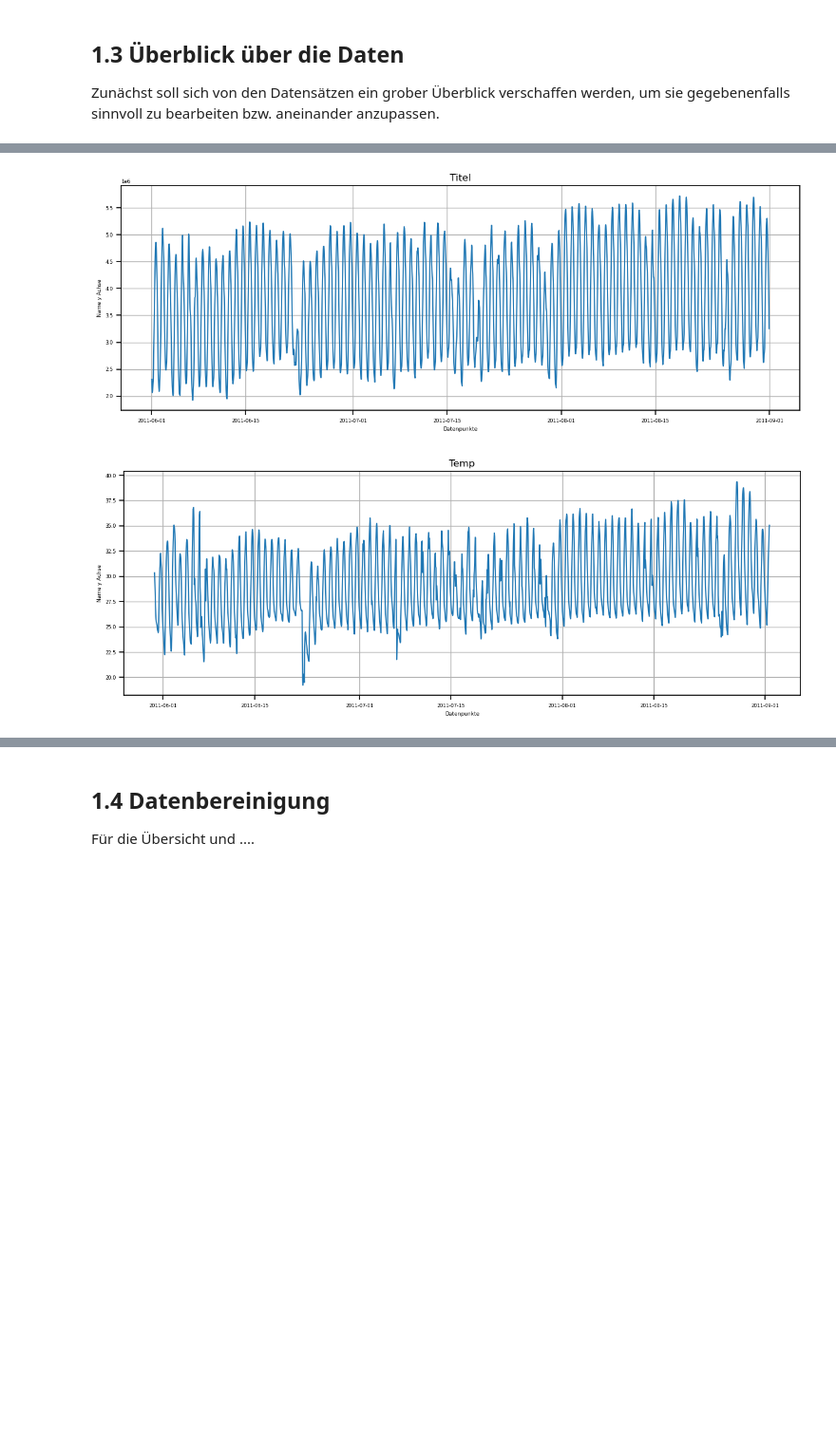
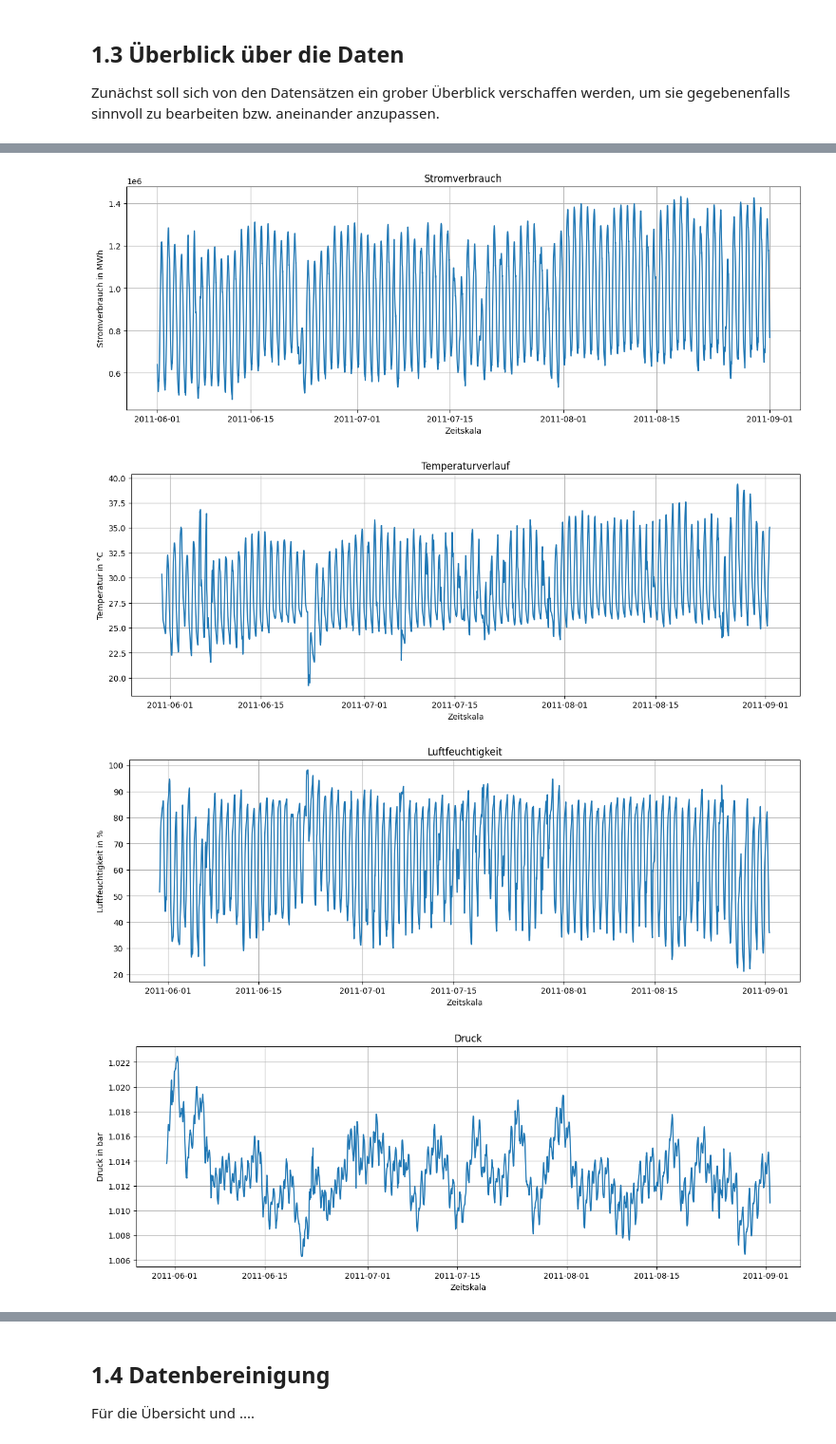
Before and after one commit to kathi-0815/ZRH_Project, a Jupyter notebook: project.ipynb, the cells around one changed output, grey strips where cells are left out. Shown at 95% size. Cells and saved outputs as stored; diff of their text form; code cells hidden in the pictures; blank space fills up the shorter version.

Commit message:
Weitere Textänderungen und Hinzufügen von Plots

```diff
--- a/project.ipynb
+++ b/project.ipynb
@@ -147,3 +147,7 @@ Da in Deutschland bei Temperaturmessungen die Einheit Celsius gängiger ist als
 # %%
+#Adjust Fahrenheit to Celsius
 weatherDF['TEMPERATURE[F]'] = (weatherDF['TEMPERATURE[F]']-32)/1.8
 weatherDF = weatherDF.rename(columns={'TEMPERATURE[F]': 'TEMPERATURE[C]'})
+#Adjust inHg to bar
+weatherDF['PRESSURE[inHg]'] = (weatherDF['PRESSURE[inHg]'])*0.03386
+weatherDF = weatherDF.rename(columns={'PRESSURE[inHg]': 'PRESSURE[bar]'})
@@ -217,18 +223,23 @@ Im Folgenden
 # %%
-#Ilona: Titel, Beschriftung der Achsen (Bei dem Wetterdatensatz dementsprechend allgmein), Legende einheitlich , Zeit als Index (noch nicht das df ändern, das kommt später)und was sonst noch einfällt
 def plotDF(df, column, title, y_axis):
     plt.figure(figsize=(15, 5))
 
     plt.plot(df.index, df[column])
 
     plt.title(title)
-    plt.xlabel('Datenpunkte')
+    plt.xlabel('Zeitskala')
     plt.ylabel(y_axis)
     plt.grid(True)
     plt.show()
 
-plotDF(powerDF, 'TOTAL_LOAD', 'Titel', 'Name y Achse')
-plotDF(weatherDF, 'TEMPERATURE[C]', 'Temp', 'Name y Achse')
+plotDF(powerDF, 'TOTAL_LOAD', 'Stromverbrauch', 'Stromverbrauch in MWh')
+plotDF(weatherDF, 'TEMPERATURE[C]', 'Temperaturverlauf', 'Temperatur in °C')
+plotDF(weatherDF, 'HUMIDITY[%]', 'Luftfeuchtigkeit', 'Luftfeuchtigkeit in %')
+plotDF(weatherDF, 'PRESSURE[bar]', 'Druck', 'Druck in bar')
+plotDF(weatherDF, 'WIND_SPEED[m/s]', 'Windgeschwindigkeit', 'Windgeschwindigkeit in m/s')
+plotDF(weatherDF, 'RAINFALL[mm]', 'Niederschlag', 'Niederschlag in mm')
 # %% [output]
-[figure, old version]
+[figure, new version]
-[figure, old version]
+[figure, new version]
+[figure, added]
+[figure, added]
```
Also changed, not shown: parts of 10 cells of this notebook.
